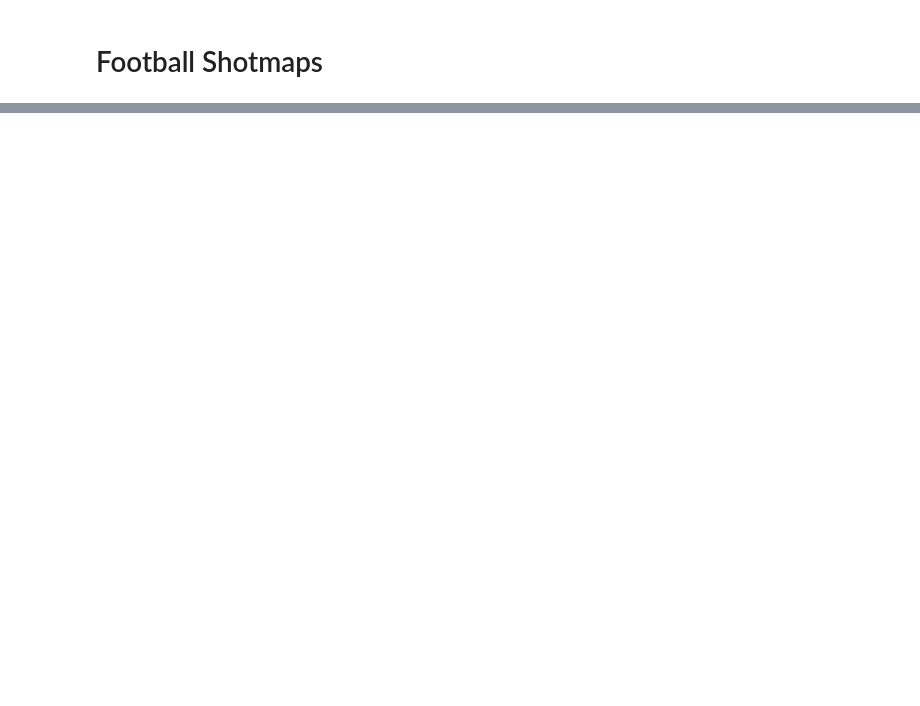
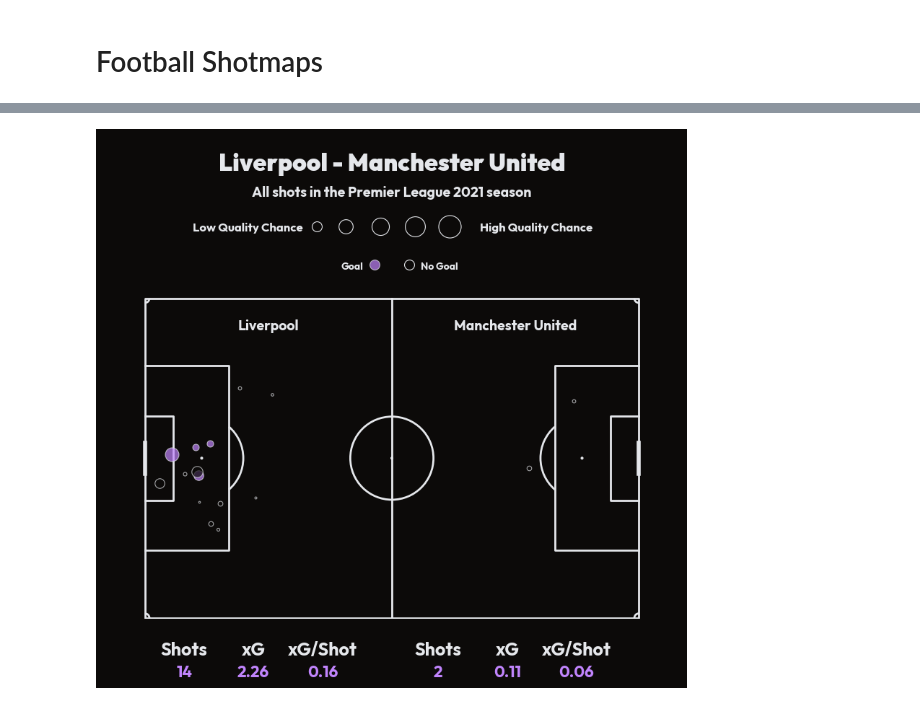
Before and after one commit to Robert-96/football-visualizations, a Jupyter notebook: shotmap.ipynb, the cells around one changed output, grey strips where cells are left out. Drawn from its saved outputs; the diff is of its cells as text; code cells hidden in the pictures; blank space fills up the shorter version.

```diff
--- a/shotmap.ipynb
+++ b/shotmap.ipynb
@@ -14,0 +15,10 @@ fig = create_shotmap_fig_form_data(player, 2020, data)
+# %%
+home_team = "Liverpool"
+away_team = "Manchester United"
+year = "2021"
+# %%
+match_data = await get_match_shots(home_team, away_team, year)
+# %%
+fig = create_match_shotmap_fig_from_data(match_data, title=f"{home_team} - {away_team}", subtitle=f"All shots in the Premier League {year} season")
+# %% [output]
+[figure, added]
```
Also changed, not shown: parts of 4 cells of this notebook.
